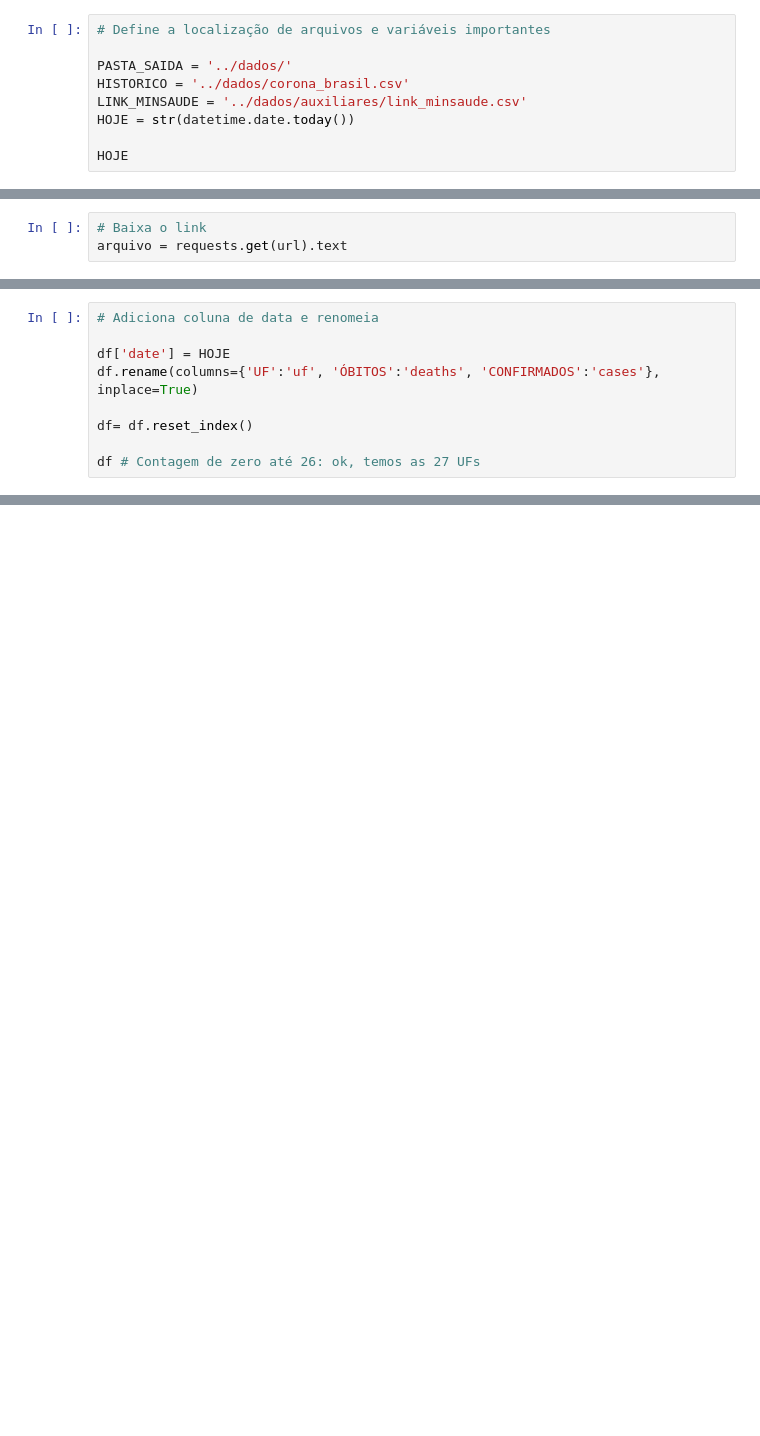
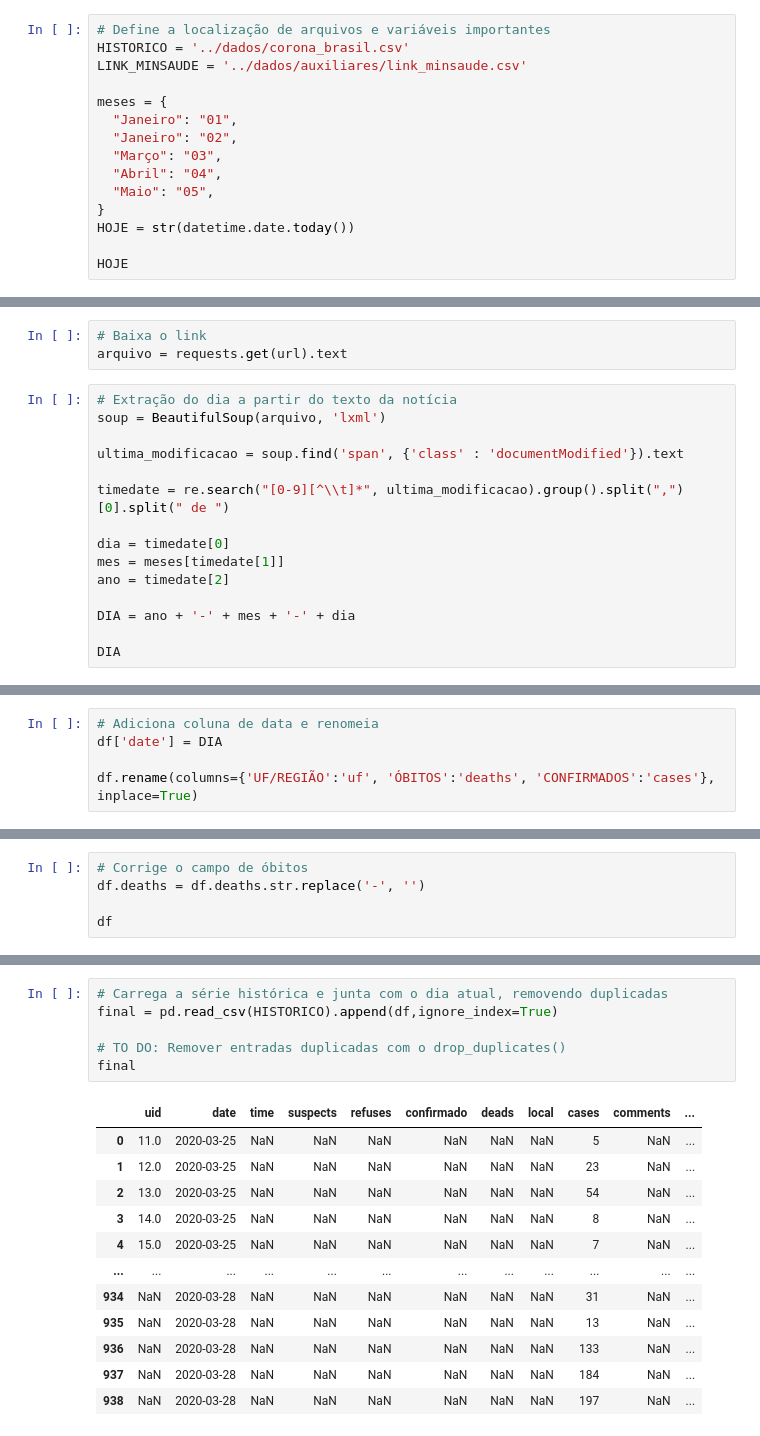
Before and after one commit to belisards/coronabr, a Jupyter notebook: scripts/IVIScraper.ipynb, the cells around one changed output, grey strips where cells are left out. Saved outputs shown, nothing was run; the diff lists cells and outputs as text; blank space fills up the shorter version.

```diff
--- a/scripts/IVIScraper.ipynb
+++ b/scripts/IVIScraper.ipynb
@@ -9,10 +10,16 @@ from bs4 import BeautifulSoup
 import requests
 # %%
 # Define a localização de arquivos e variáveis importantes
-
-PASTA_SAIDA = '../dados/'
 HISTORICO = '../dados/corona_brasil.csv'
 LINK_MINSAUDE = '../dados/auxiliares/link_minsaude.csv'
+
+meses = {
+  "Janeiro": "01",
+  "Janeiro": "02",
+  "Março": "03",
+  "Abril": "04",
+  "Maio": "05",
+}
 HOJE = str(datetime.date.today())
 
 HOJE
@@ -30,3 +33,18 @@ url
 # %%
 # Baixa o link
 arquivo = requests.get(url).text
+# %%
+# Extração do dia a partir do texto da notícia
+soup = BeautifulSoup(arquivo, 'lxml')
+
+ultima_modificacao = soup.find('span', {'class' : 'documentModified'}).text
+
+timedate = re.search("[0-9][^\\t]*", ultima_modificacao).group().split(",")[0].split(" de ")
+
+dia = timedate[0]
+mes = meses[timedate[1]]
+ano = timedate[2]
+
+DIA = ano + '-' + mes + '-' + dia
+
+DIA
@@ -100,9 +121,5 @@ df
 # %%
 # Adiciona coluna de data e renomeia
+df['date'] = DIA
 
-df['date'] = HOJE
-df.rename(columns={'UF':'uf', 'ÓBITOS':'deaths', 'CONFIRMADOS':'cases'}, inplace=True)
-
-df= df.reset_index()
-
-df # Contagem de zero até 26: ok, temos as 27 UFs
+df.rename(columns={'UF/REGIÃO':'uf', 'ÓBITOS':'deaths', 'CONFIRMADOS':'cases'}, inplace=True)
@@ -173,0 +126,5 @@ corona = corona.drop_duplicates()
+# %%
+# Corrige o campo de óbitos
+df.deaths = df.deaths.str.replace('-', '')
+
+df
@@ -173,0 +149,19 @@ corona = corona.drop_duplicates()
+# %%
+# Carrega a série histórica e junta com o dia atual, removendo duplicadas
+final = pd.read_csv(HISTORICO).append(df,ignore_index=True)
+
+# TO DO: Remover entradas duplicadas com o drop_duplicates()
+final
+# %% [output]
+|  | uid | date | time | suspects | refuses | confirmado | deads | local | cases | comments | ... |
+| 0 | 11.0 | 2020-03-25 | NaN | NaN | NaN | NaN | NaN | NaN | 5 | NaN | ... |
+| 1 | 12.0 | 2020-03-25 | NaN | NaN | NaN | NaN | NaN | NaN | 23 | NaN | ... |
+| 2 | 13.0 | 2020-03-25 | NaN | NaN | NaN | NaN | NaN | NaN | 54 | NaN | ... |
+| 3 | 14.0 | 2020-03-25 | NaN | NaN | NaN | NaN | NaN | NaN | 8 | NaN | ... |
+| 4 | 15.0 | 2020-03-25 | NaN | NaN | NaN | NaN | NaN | NaN | 7 | NaN | ... |
+| ... | ... | ... | ... | ... | ... | ... | ... | ... | ... | ... | ... |
+| 934 | NaN | 2020-03-28 | NaN | NaN | NaN | NaN | NaN | NaN | 31 | NaN | ... |
+| 935 | NaN | 2020-03-28 | NaN | NaN | NaN | NaN | NaN | NaN | 13 | NaN | ... |
+| 936 | NaN | 2020-03-28 | NaN | NaN | NaN | NaN | NaN | NaN | 133 | NaN | ... |
+| 937 | NaN | 2020-03-28 | NaN | NaN | NaN | NaN | NaN | NaN | 184 | NaN | ... |
+| 938 | NaN | 2020-03-28 | NaN | NaN | NaN | NaN | NaN | NaN | 197 | NaN | ... |
```
Also changed, not shown: parts of 13 cells of this notebook, 1 other file.
